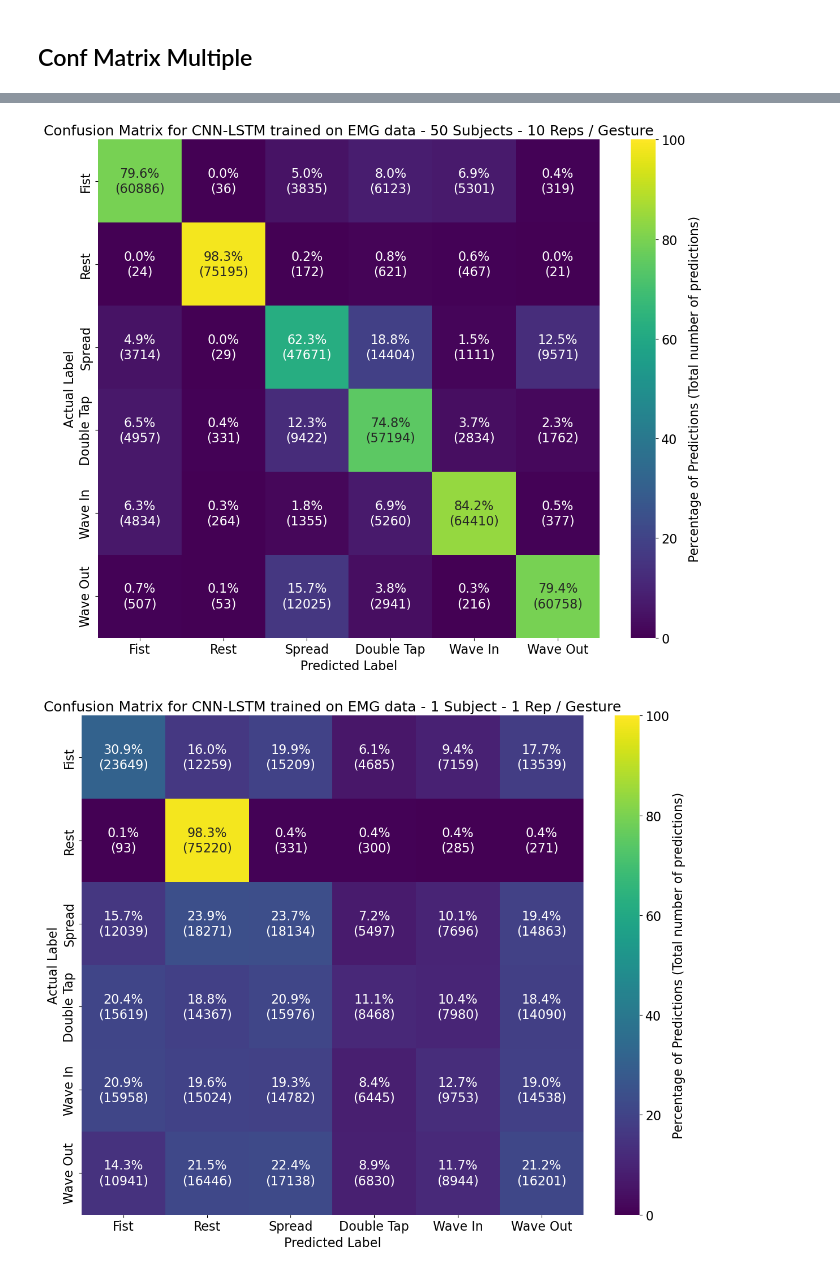
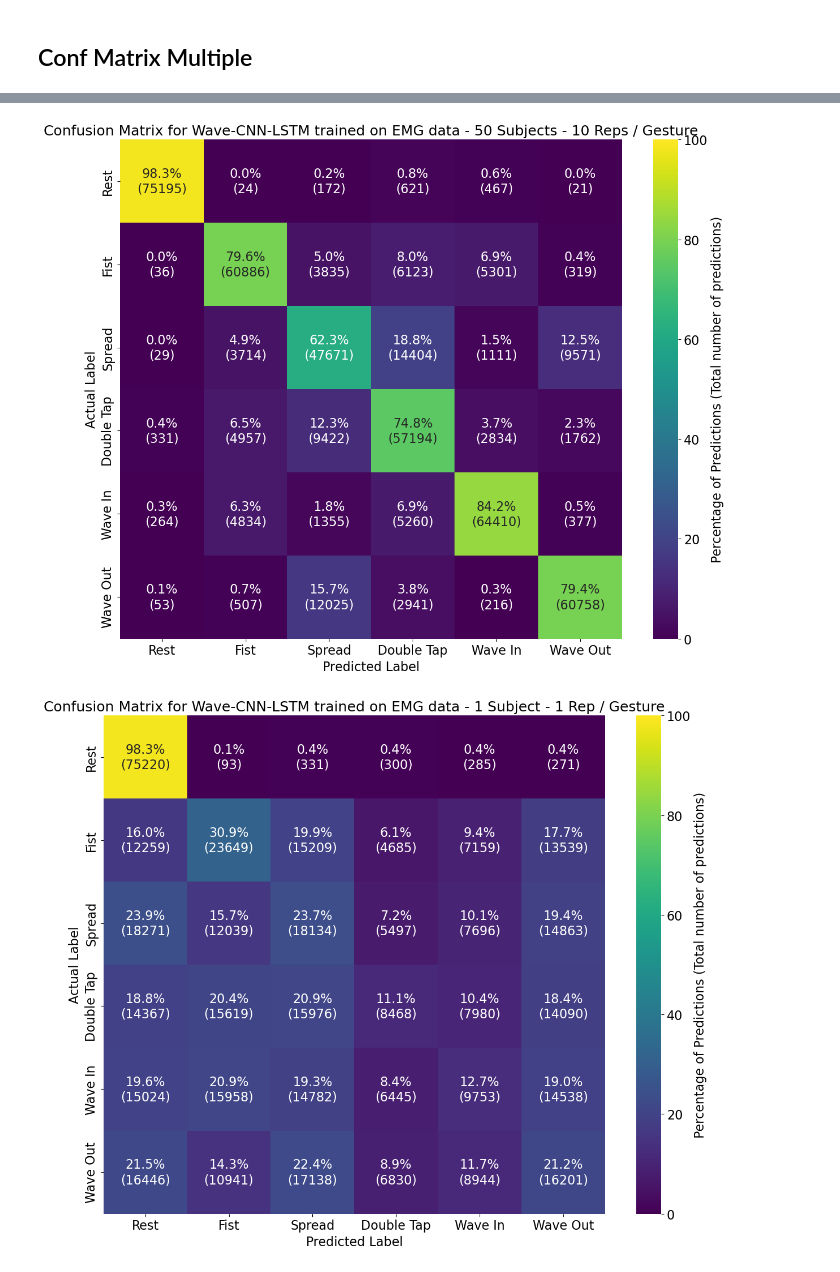
Before and after one commit to johannesrathgeb/discrete-hand-gesture-recognition, a Jupyter notebook: helpers/wandb_to_matplotlib.ipynb, the cells around one changed output, grey strips where cells are left out. Cells and saved outputs as stored; diff of their text form; code cells hidden in the pictures.

Commit message:
final plotting

```diff
--- a/helpers/wandb_to_matplotlib.ipynb
+++ b/helpers/wandb_to_matplotlib.ipynb
@@ -125,3 +254,10 @@ print_and_save_acc(csv_file_path_acc_multi_mean_val, save_path, title)
+# %%
+csv_file_path_acc_multi_mean_val = 'lstm_64_val_acc.csv'
+csv_file_path_loss_multi_mean = 'lstm_64_train_loss.csv'
+save_path = csv_file_path_loss_multi_mean.replace('.csv', '_subplot.png')
+title_acc = '(a) Validation Acc. (Mean ± Min/Max over 10-Fold CV) for Power-LSTM trained on 64 channel EEG data'
+title_loss = '(b) Training Loss (Mean ± Min/Max over 10-Fold CV) for Power-LSTM trained on 64 channel EEG data'
+print_and_save_subplot(csv_file_path_acc_multi_mean_val, csv_file_path_loss_multi_mean, save_path, title_acc, title_loss)
 # %% [markdown]
 ## Conf Matrix Multiple
 # %%
@@ -146,6 +282,12 @@ def print_and_save_conf(csv_file_path_conf_multi, save_path, title):
     combined_conf_matrix = combined_conf_matrix.rename(index=label_map,
                                                     columns=label_map)
 
+    class_order = ['Rest', 'Fist', 'Spread', 'Double Tap', 'Wave In', 'Wave Out']
+    combined_conf_matrix = combined_conf_matrix.reindex(
+        index=class_order,
+        columns=class_order,
+        fill_value=0
+    )
 
     # Calculate row sums for normalization
     row_sums = combined_conf_matrix.sum(axis=1)
@@ -222,16 +364,16 @@ print_and_save_conf(csv_file_path_conf_multi, save_path, title)
 # %%
 csv_file_path_conf_multi = 'conf_cnnlstm_300_50.csv'
 save_path = csv_file_path_conf_multi.replace('.csv', '.png')
-title = 'Confusion Matrix for CNN-LSTM trained on EMG data - 300 Subjects - 50 Reps / Gesture'
+title = 'Confusion Matrix for Wave-CNN-LSTM trained on EMG data - 300 Subjects - 50 Reps / Gesture'
 print_and_save_conf(csv_file_path_conf_multi, save_path, title)
 
 csv_file_path_conf_multi = 'conf_cnnlstm_50_10.csv'
 save_path = csv_file_path_conf_multi.replace('.csv', '.png')
-title = 'Confusion Matrix for CNN-LSTM trained on EMG data - 50 Subjects - 10 Reps / Gesture'
+title = 'Confusion Matrix for Wave-CNN-LSTM trained on EMG data - 50 Subjects - 10 Reps / Gesture'
 print_and_save_conf(csv_file_path_conf_multi, save_path, title)
 
 csv_file_path_conf_multi = 'conf_cnnlstm_1_1.csv'
 save_path = csv_file_path_conf_multi.replace('.csv', '.png')
-title = 'Confusion Matrix for CNN-LSTM trained on EMG data - 1 Subject - 1 Rep / Gesture'
+title = 'Confusion Matrix for Wave-CNN-LSTM trained on EMG data - 1 Subject - 1 Rep / Gesture'
 print_and_save_conf(csv_file_path_conf_multi, save_path, title)
 # %% [output]
@@ -239,5 +381,5 @@ print_and_save_conf(csv_file_path_conf_multi, save_path, title)
-[figure, old version]
+[figure, new version]
-[figure, old version]
+[figure, new version]
 # %%
 csv_file_path_conf_multi = 'conf_lstm_300_50.csv'
 save_path = csv_file_path_conf_multi.replace('.csv', '.png')
```
Also changed, not shown: parts of 9 cells of this notebook, 8 other files.
